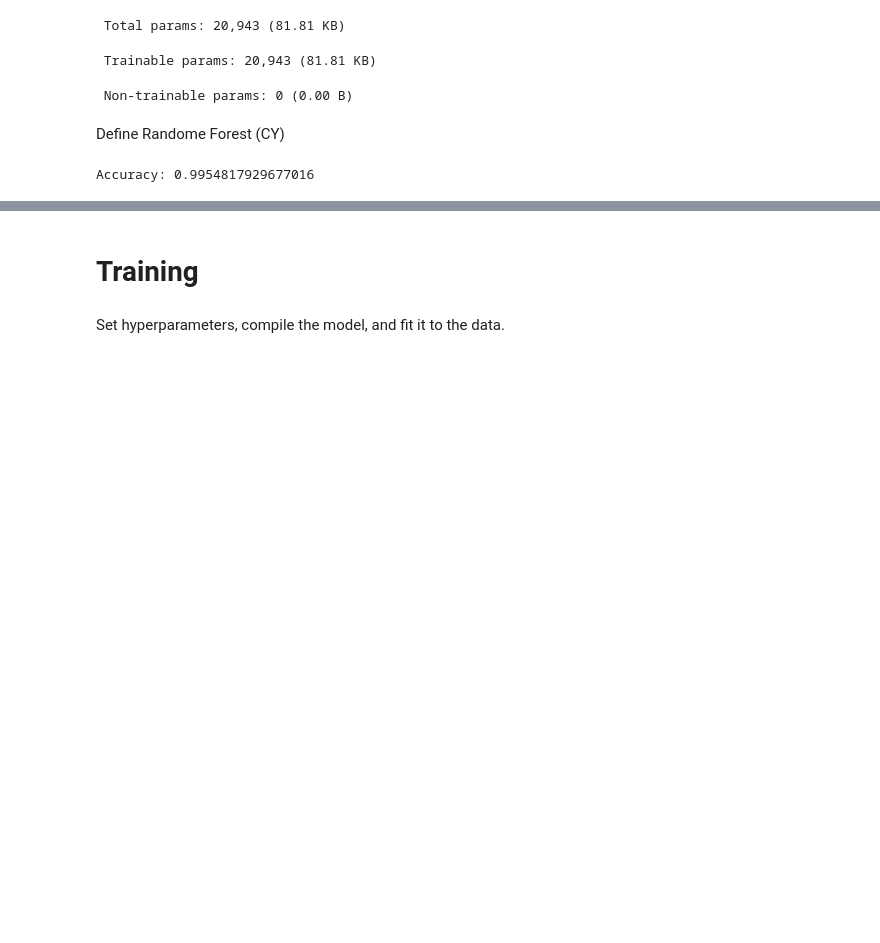
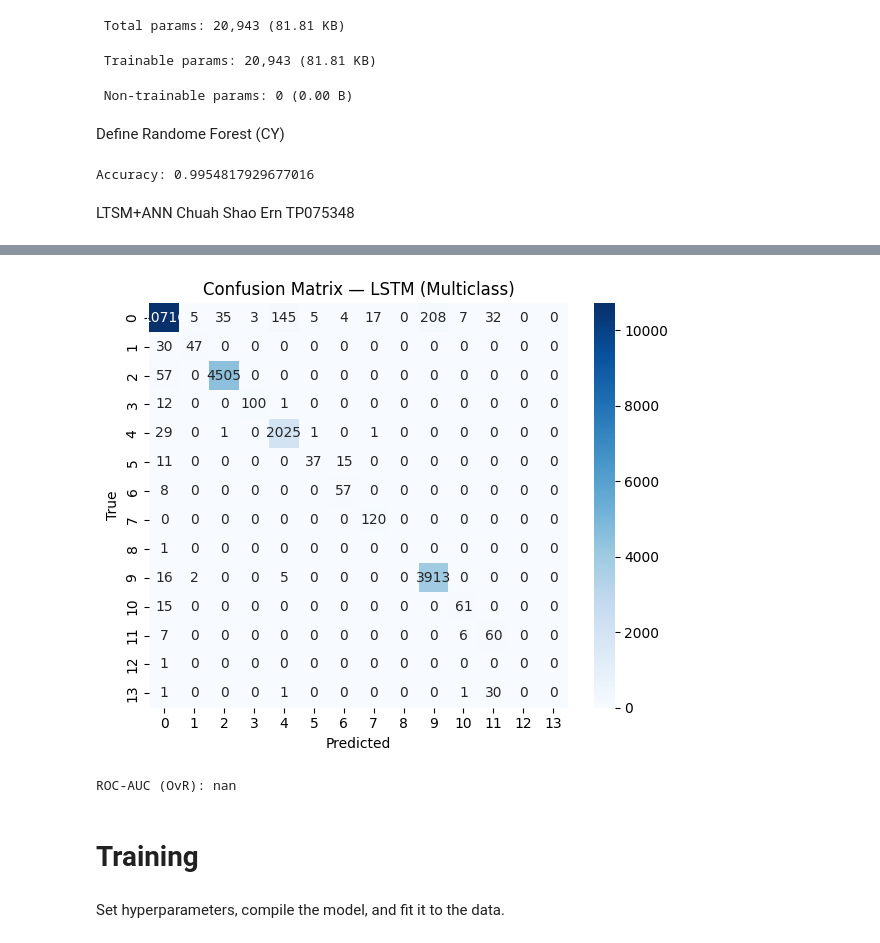
Before and after one commit to JamesTan44181/DLI-Group-Assignment, a Jupyter notebook: GroupAssignment.ipynb, the cells around one changed output, grey strips where cells are left out. Saved outputs shown, nothing was run; the diff lists cells and outputs as text; code cells hidden in the pictures; blank space fills up the shorter version.

Commit message:
Added ANN+LTSM model

```diff
--- a/GroupAssignment.ipynb
+++ b/GroupAssignment.ipynb
@@ -383,3 +381,70 @@ y_pred = rf_model.predict(X_test)
 print("Accuracy:", accuracy_score(y_test, y_pred))
 # %% [output]
 Accuracy: 0.9954817929677016
+# %% [markdown]
+LTSM+ANN Chuah Shao Ern TP075348
+# %%
+# --- Build MULTICLASS LSTM (15-way softmax) ---
+import tensorflow as tf
+from tensorflow.keras import Sequential
+from tensorflow.keras.layers import LSTM, Dense, Dropout, BatchNormalization
+from tensorflow.keras.callbacks import EarlyStopping, ReduceLROnPlateau
+import numpy as np
+
+num_classes = y_tr.shape[1]   # should be 15
+
+lstm_model = Sequential([
+    LSTM(64, input_shape=(X_tr_3d.shape[1], 1), return_sequences=False),
+    BatchNormalization(),
+    Dropout(0.3),
+    Dense(64, activation='relu'),
+    Dropout(0.3),
+    Dense(num_classes, activation='softmax')
+])
+
+lstm_model.compile(
+    optimizer=tf.keras.optimizers.Adam(1e-3),
+    loss='categorical_crossentropy',
+    metrics=['accuracy']
+)
+
+earlystop = EarlyStopping(monitor='val_loss', patience=6, restore_best_weights=True)
+reducelr  = ReduceLROnPlateau(monitor='val_loss', factor=0.5, patience=3, min_lr=1e-6)
+
+# --- TRAIN ---
+history = lstm_model.fit(
+    X_tr_3d, y_tr,
+    validation_data=(X_val_3d, y_val),
+    epochs=10, batch_size=64,
+    callbacks=[earlystop, reducelr],
+    verbose=1
+)
+
+# --- EVALUATE (multiclass) ---
+from sklearn.metrics import accuracy_score, precision_recall_fscore_support, confusion_matrix, classification_report, roc_auc_score
+
+y_proba = lstm_model.predict(X_te_3d)                 # (N, 15)
+y_pred  = y_proba.argmax(axis=1)                      # class indices
+y_true  = y_test.argmax(axis=1)                       # class indices
+
+acc = accuracy_score(y_true, y_pred)
+prec, rec, f1, _ = precision_recall_fscore_support(y_true, y_pred, average='macro', zero_division=0)
+
+print("📊 Core Metrics (Macro)")
+print(f"Accuracy:  {acc:.4f}")
+print(f"Precision: {prec:.4f}")
+print(f"Recall:    {rec:.4f}")
+print(f"F1-score:  {f1:.4f}")
+
+print("\nClassification report (per class):")
+print(classification_report(y_true, y_pred, digits=4))
+
+cm = confusion_matrix(y_true, y_pred)
+import matplotlib.pyplot as plt
+import seaborn as sns
+plt.figure(figsize=(6,5))
+sns.heatmap(cm, annot=True, fmt="d", cmap="Blues")
+plt.title("Confusion Matrix — LSTM (Multiclass)")
+plt.xlabel("Predicted"); plt.ylabel("True")
+plt.tight_layout(); plt.show()
+# %% [output]
@@ -386,3 +468,5 @@ Accuracy: 0.9954817929677016
+[figure, added]
+ROC-AUC (OvR): nan
 # %% [markdown]
 # Training
 # %% [markdown]
```
Also changed, not shown: parts of 4 cells of this notebook.
